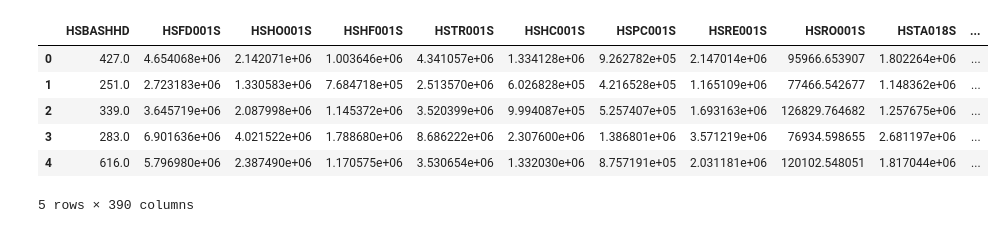
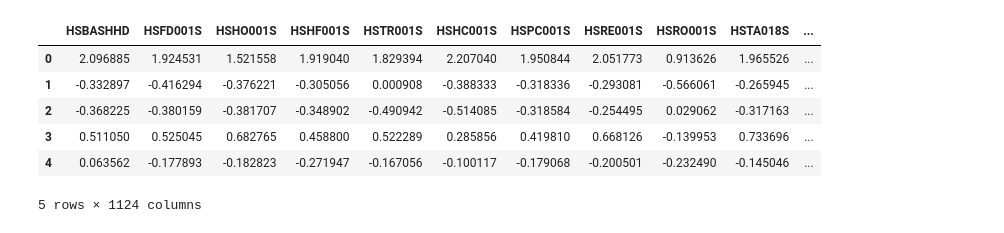
Before and after one commit to Astru5/DS3000, a Jupyter notebook: notebooks/supervised_learning.ipynb, the cells around one changed output. Drawn from its saved outputs; the diff is of its cells as text; code cells hidden in the pictures.

```diff
--- a/notebooks/supervised_learning.ipynb
+++ b/notebooks/supervised_learning.ipynb
@@ -17,26 +20,25 @@ import pickle
 # %%
 # load data
 
-with open('../data/processed/tableau.pkl', 'rb') as f:
+with open('../data/processed/kmeans.pkl', 'rb') as f:
     data = pickle.load(f)
 
-X_train = data['X_train']
+X_train_clustered = data['X_train_clustered']
+X_train_scaled = data['X_train_scaled'].drop(columns=['Cluster'], errors='ignore')
+X_test_scaled = data['X_test_scaled']
 X_test = data['X_test']
-X_train_scaled = data['X_train_scaled']
-X_test_scaled = data['X_test_scaled']
 y_train = data['y_train']
 y_test = data['y_test']
-scaler = data['scaler']
-imputer = data['imputer']
+k_means_labels = data['K_means_labels']
 # %%
 # show data
 
-X_train.head()
+X_train_scaled.head()
 # %% [output]
 |  | HSBASHHD | HSFD001S | HSHO001S | HSHF001S | HSTR001S | HSHC001S | HSPC001S | HSRE001S | HSRO001S | HSTA018S | ... |
-| 0 | 427.0 | 4.654068e+06 | 2.142071e+06 | 1.003646e+06 | 4.341057e+06 | 1.334128e+06 | 9.262782e+05 | 2.147014e+06 | 95966.653907 | 1.802264e+06 | ... |
-| 1 | 251.0 | 2.723183e+06 | 1.330583e+06 | 7.684718e+05 | 2.513570e+06 | 6.026828e+05 | 4.216528e+05 | 1.165109e+06 | 77466.542677 | 1.148362e+06 | ... |
-| 2 | 339.0 | 3.645719e+06 | 2.087998e+06 | 1.145372e+06 | 3.520399e+06 | 9.994087e+05 | 5.257407e+05 | 1.693163e+06 | 126829.764682 | 1.257675e+06 | ... |
-| 3 | 283.0 | 6.901636e+06 | 4.021522e+06 | 1.788680e+06 | 8.686222e+06 | 2.307600e+06 | 1.386801e+06 | 3.571219e+06 | 76934.598655 | 2.681197e+06 | ... |
-| 4 | 616.0 | 5.796980e+06 | 2.387490e+06 | 1.170575e+06 | 3.530654e+06 | 1.332030e+06 | 8.757191e+05 | 2.031181e+06 | 120102.548051 | 1.817044e+06 | ... |
+| 0 | 2.096885 | 1.924531 | 1.521558 | 1.919040 | 1.829394 | 2.207040 | 1.950844 | 2.051773 | 0.913626 | 1.965526 | ... |
+| 1 | -0.332897 | -0.416294 | -0.376221 | -0.305056 | 0.000908 | -0.388333 | -0.318336 | -0.293081 | -0.566061 | -0.265945 | ... |
+| 2 | -0.368225 | -0.380159 | -0.381707 | -0.348902 | -0.490942 | -0.514085 | -0.318584 | -0.254495 | 0.029062 | -0.317163 | ... |
+| 3 | 0.511050 | 0.525045 | 0.682765 | 0.458800 | 0.522289 | 0.285856 | 0.419810 | 0.668126 | -0.139953 | 0.733696 | ... |
+| 4 | 0.063562 | -0.177893 | -0.182823 | -0.271947 | -0.167056 | -0.100117 | -0.179068 | -0.200501 | -0.232490 | -0.145046 | ... |
-5 rows × 390 columns
+5 rows × 1124 columns
```
Also changed, not shown: parts of 7 cells of this notebook, 1 other file.
